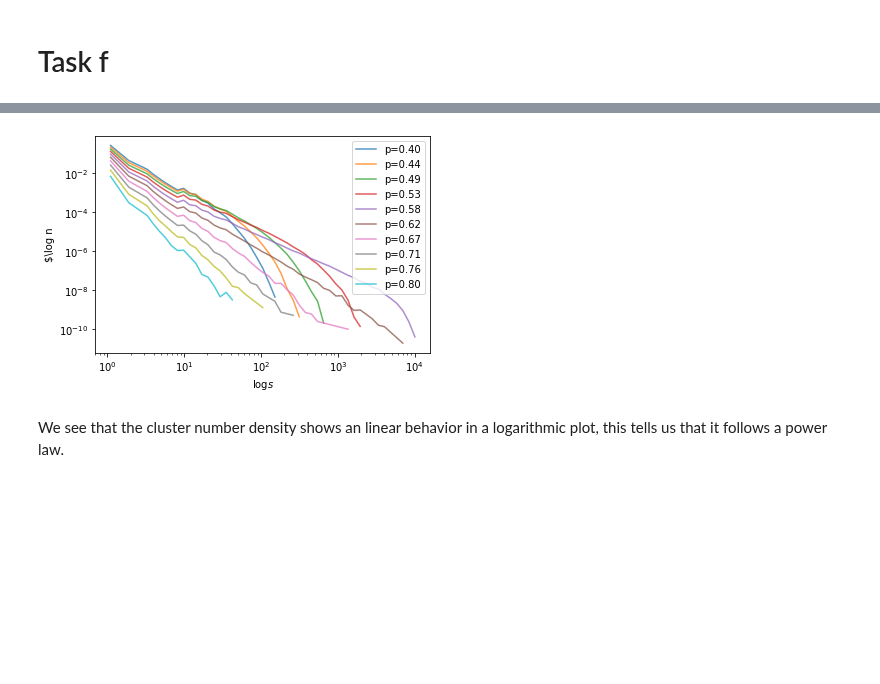
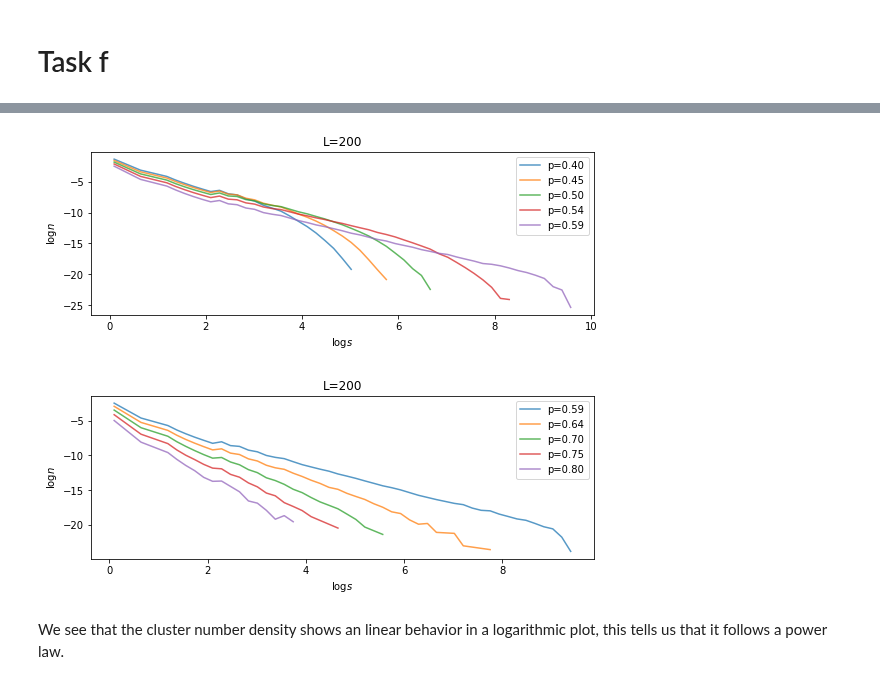
Before and after one commit to chdre/FYS4460, a Jupyter notebook: Project3/Project3.ipynb, the cells around one changed output, grey strips where cells are left out. Cells and saved outputs as stored; diff of their text form; code cells hidden in the pictures; blank space fills up the shorter version.

```diff
--- a/Project3/Project3.ipynb
+++ b/Project3/Project3.ipynb
@@ -189,13 +204,24 @@ for prob in tqdm(p):
 # %%
 plt.figure(figsize=(9,3))
-for sl, nsl in zip(sl_list_p, nsl_list_p):
-    plt.loglog(sl, nsl, label=f'{prob:.2f}', alpha=0.75)
-plt.legend(legends_p)
+for sl, nsl in zip(sl_list_p1, nsl_list_p1):
+    plt.plot(np.log(sl), np.log(nsl), alpha=0.75)
+plt.legend(legends_p1)
+plt.title(f'L=200')
 plt.xlabel('$\\log s$')
 plt.ylabel('$\\log n$')
 plt.show()
+
+plt.figure(figsize=(9,3))
+for sl, nsl in zip(sl_list_p2, nsl_list_p2):
+    plt.plot(np.log(sl), np.log(nsl), alpha=0.75)
+plt.title(f'L=200')
+plt.legend(legends_p2)
+plt.xlabel('$\\log s$')
+plt.ylabel('$\\log n$')
+plt.show()
 # %% [output]
-[figure, old version]
+[figure, new version]
+[figure, added]
 # %% [markdown]
 We see that the cluster number density shows an linear behavior in a logarithmic plot, this tells us that it follows a power law.
 # %% [markdown]
```
Also changed, not shown: parts of 3 cells of this notebook, 8 other files.
